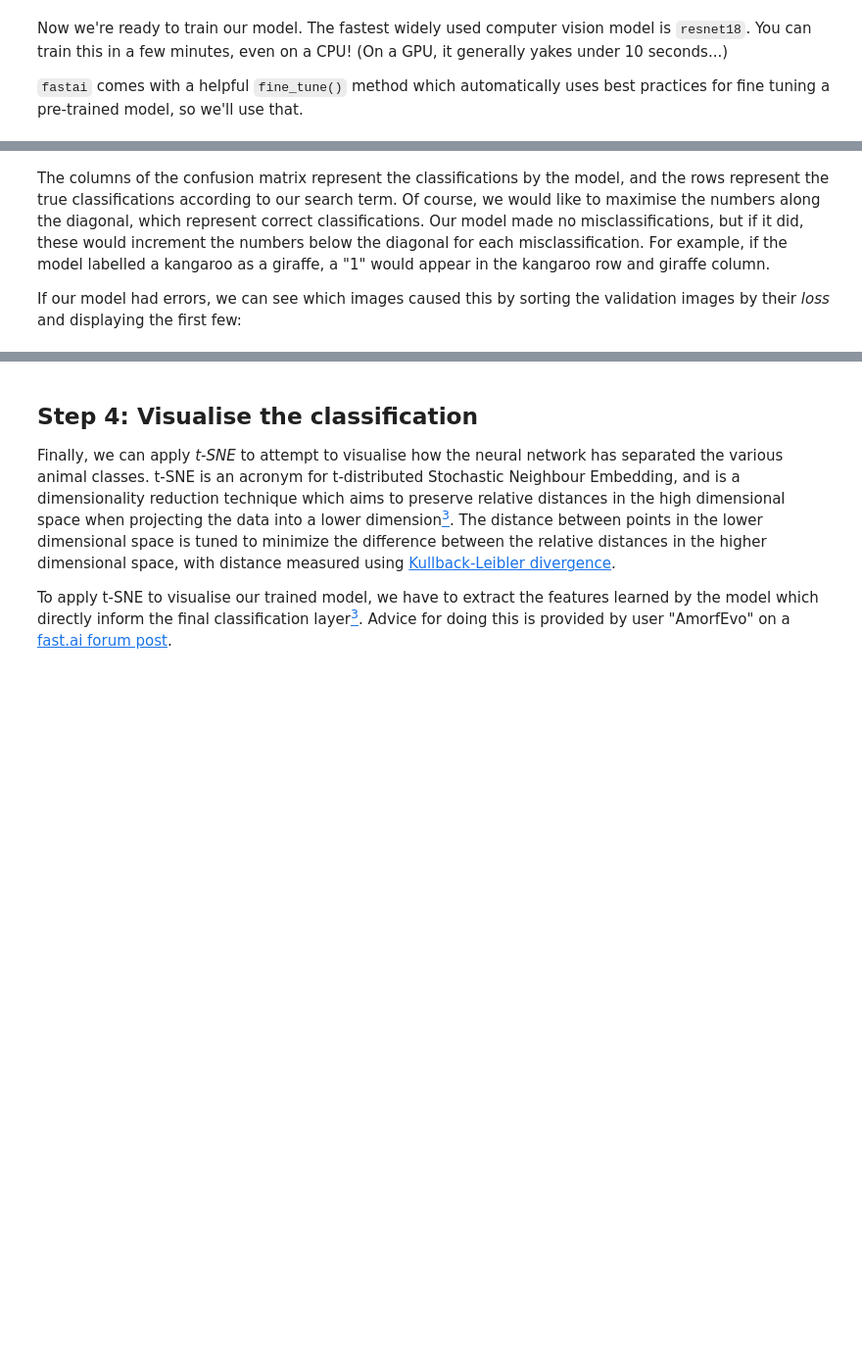
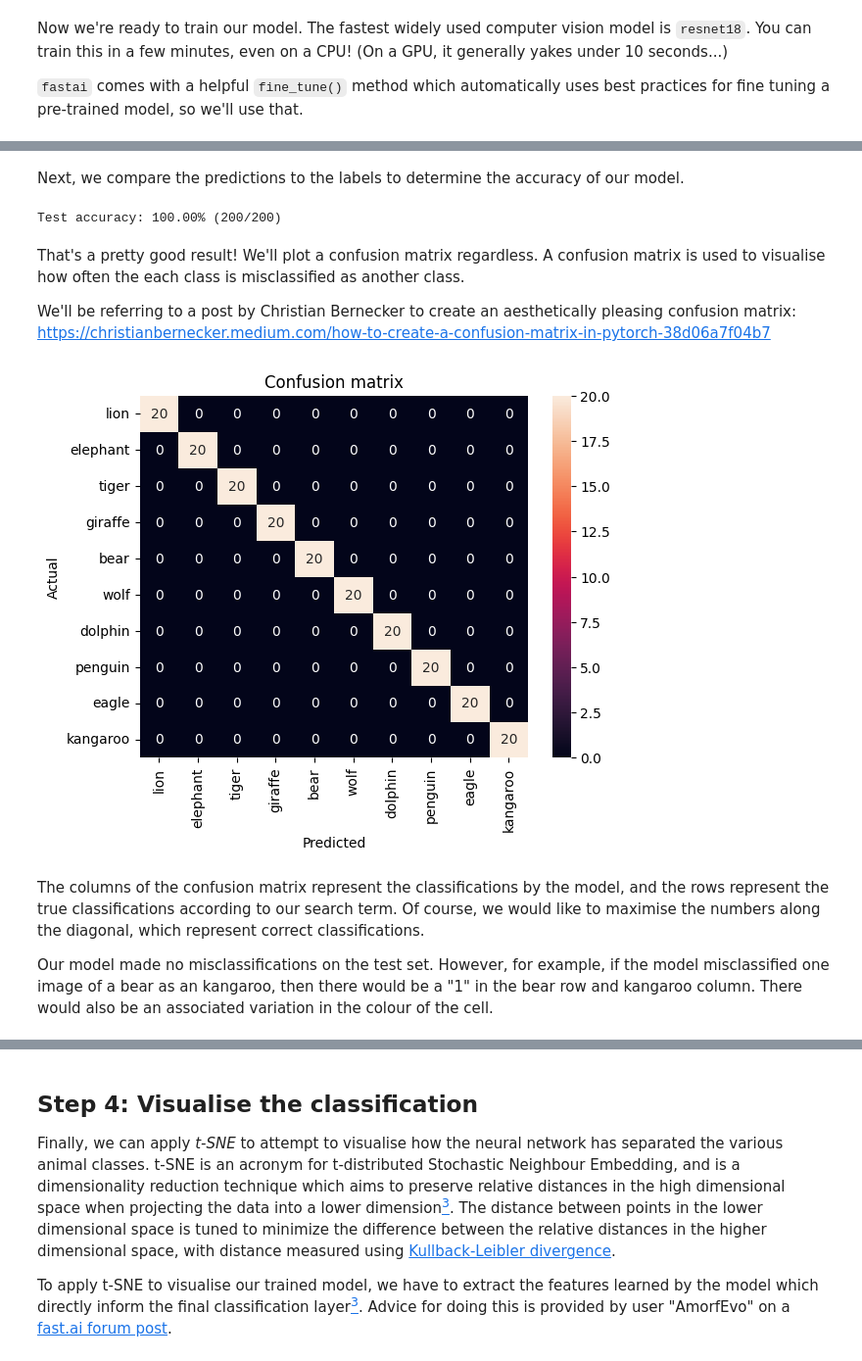
Before and after one commit to deren-teo/elec4630, a Jupyter notebook: a3/src/q2_classifying_animals.ipynb, the cells around one changed output, grey strips where cells are left out. Shown at 98% size. Cells and saved outputs as stored; diff of their text form; code cells hidden in the pictures; blank space fills up the shorter version.

```diff
--- a/a3/src/q2_classifying_animals.ipynb
+++ b/a3/src/q2_classifying_animals.ipynb
@@ -99,0 +104,6 @@ interp.plot_confusion_matrix()
+# %%
+test_path = Path(path, '..', 'test')
+test_dl = learn.dls.test_dl(get_image_files(test_path), with_labels=True)
+_, preds, labels = learn.get_preds(dl=test_dl, with_decoded=True)
+
+preds, labels = preds.numpy(), labels.numpy()
@@ -100,4 +112,32 @@ interp.plot_confusion_matrix()
+# %% [markdown]
+Next, we compare the predictions to the labels to determine the accuracy of our model.
+# %%
+correct = sum(preds == labels)
+total = len(labels)
+acc = 100 * sum(preds == labels) / len(labels)
+
+print(f'Test accuracy: {acc:.2f}% ({correct}/{total})')
+# %% [output]
+Test accuracy: 100.00% (200/200)
+# %% [markdown]
+That's a pretty good result! We'll plot a confusion matrix regardless. A confusion matrix is used to visualise how often the each class is misclassified as another class.
+
+We'll be referring to a post by Christian Bernecker to create an aesthetically pleasing confusion matrix: https://christianbernecker.medium.com/how-to-create-a-confusion-matrix-in-pytorch-38d06a7f04b7
+# %%
+from sklearn.metrics import confusion_matrix
+import seaborn as sns
+
+confusion = confusion_matrix(labels, preds)
+sns.heatmap(confusion, annot=True, xticklabels=animals, yticklabels=animals)
+
+plt.title('Confusion matrix')
+plt.xlabel('Predicted')
+plt.ylabel('Actual')
+
+plt.show()
+# %% [output]
+[figure, added]
 # %% [markdown]
-The columns of the confusion matrix represent the classifications by the model, and the rows represent the true classifications according to our search term. Of course, we would like to maximise the numbers along the diagonal, which represent correct classifications. Our model made no misclassifications, but if it did, these would increment the numbers below the diagonal for each misclassification. For example, if the model labelled a kangaroo as a giraffe, a "1" would appear in the kangaroo row and giraffe column.
+The columns of the confusion matrix represent the classifications by the model, and the rows represent the true classifications according to our search term. Of course, we would like to maximise the numbers along the diagonal, which represent correct classifications.
 
-If our model had errors, we can see which images caused this by sorting the validation images by their *loss* and displaying the first few:
+Our model made no misclassifications on the test set. However, for example, if the model misclassified one image of a bear as an kangaroo, then there would be a "1" in the bear row and kangaroo column. There would also be an associated variation in the colour of the cell.
```
Also changed, not shown: parts of 15 cells of this notebook.
